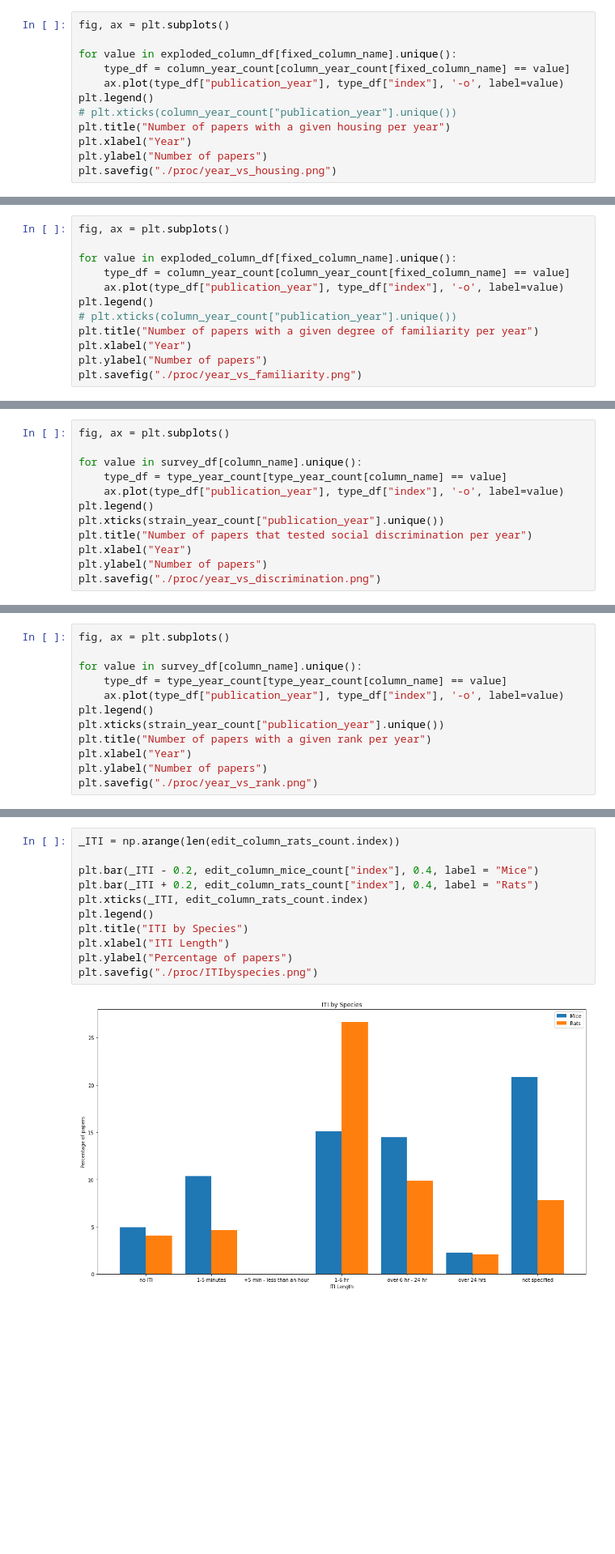
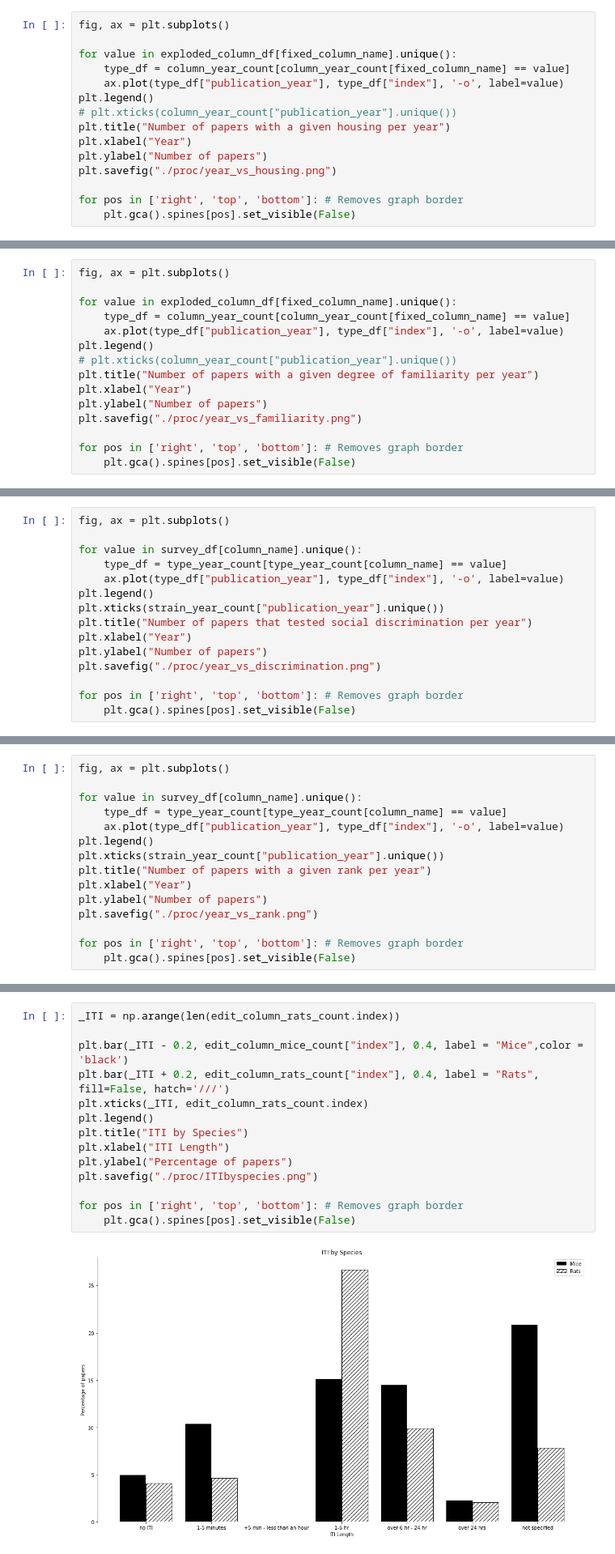
Before and after one commit to padillacoreanolab/literature_review_processing, a Jupyter notebook: results/2022_09_09_literature_review_processing/literature_review_survey_processing_albert.ipynb, the cells around one changed output, grey strips where cells are left out. Shown at 81% size. Saved outputs shown, nothing was run; the diff lists cells and outputs as text; blank space fills up the shorter version.

Commit message:
color and borders

```diff
--- a/results/2022_09_09_literature_review_processing/literature_review_survey_processing_albert.ipynb
+++ b/results/2022_09_09_literature_review_processing/literature_review_survey_processing_albert.ipynb
@@ -614,4 +624,7 @@ plt.title("Number of papers with a given housing per year")
 plt.xlabel("Year")
 plt.ylabel("Number of papers")
 plt.savefig("./proc/year_vs_housing.png")
+
+for pos in ['right', 'top', 'bottom']: # Removes graph border
+    plt.gca().spines[pos].set_visible(False)
 # %% [output]
@@ -697,4 +710,7 @@ plt.title("Number of papers with a given degree of familiarity per year")
 plt.xlabel("Year")
 plt.ylabel("Number of papers")
 plt.savefig("./proc/year_vs_familiarity.png")
+
+for pos in ['right', 'top', 'bottom']: # Removes graph border
+    plt.gca().spines[pos].set_visible(False)
 # %% [output]
@@ -757,4 +773,7 @@ plt.title("Number of papers that tested social discrimination per year")
 plt.xlabel("Year")
 plt.ylabel("Number of papers")
 plt.savefig("./proc/year_vs_discrimination.png")
+
+for pos in ['right', 'top', 'bottom']: # Removes graph border
+    plt.gca().spines[pos].set_visible(False)
 # %% [output]
@@ -817,4 +836,7 @@ plt.title("Number of papers with a given rank per year")
 plt.xlabel("Year")
 plt.ylabel("Number of papers")
 plt.savefig("./proc/year_vs_rank.png")
+
+for pos in ['right', 'top', 'bottom']: # Removes graph border
+    plt.gca().spines[pos].set_visible(False)
 # %% [output]
@@ -984,16 +1006,19 @@ plt.rcParams["figure.figsize"] = (18,10)
 # %%
 _ITI = np.arange(len(edit_column_rats_count.index))
 
-plt.bar(_ITI - 0.2, edit_column_mice_count["index"], 0.4, label = "Mice")
-plt.bar(_ITI + 0.2, edit_column_rats_count["index"], 0.4, label = "Rats")
+plt.bar(_ITI - 0.2, edit_column_mice_count["index"], 0.4, label = "Mice",color = 'black')
+plt.bar(_ITI + 0.2, edit_column_rats_count["index"], 0.4, label = "Rats", fill=False, hatch='///')
 plt.xticks(_ITI, edit_column_rats_count.index)
 plt.legend()
 plt.title("ITI by Species")
 plt.xlabel("ITI Length")
 plt.ylabel("Percentage of papers")
 plt.savefig("./proc/ITIbyspecies.png")
+
+for pos in ['right', 'top', 'bottom']: # Removes graph border
+    plt.gca().spines[pos].set_visible(False)
 # %% [output]
-[figure, old version]
+[figure, new version]
 # %% [markdown]
 # Degree of Familiarity
 # %%
```
Also changed, not shown: parts of 10 cells of this notebook.
